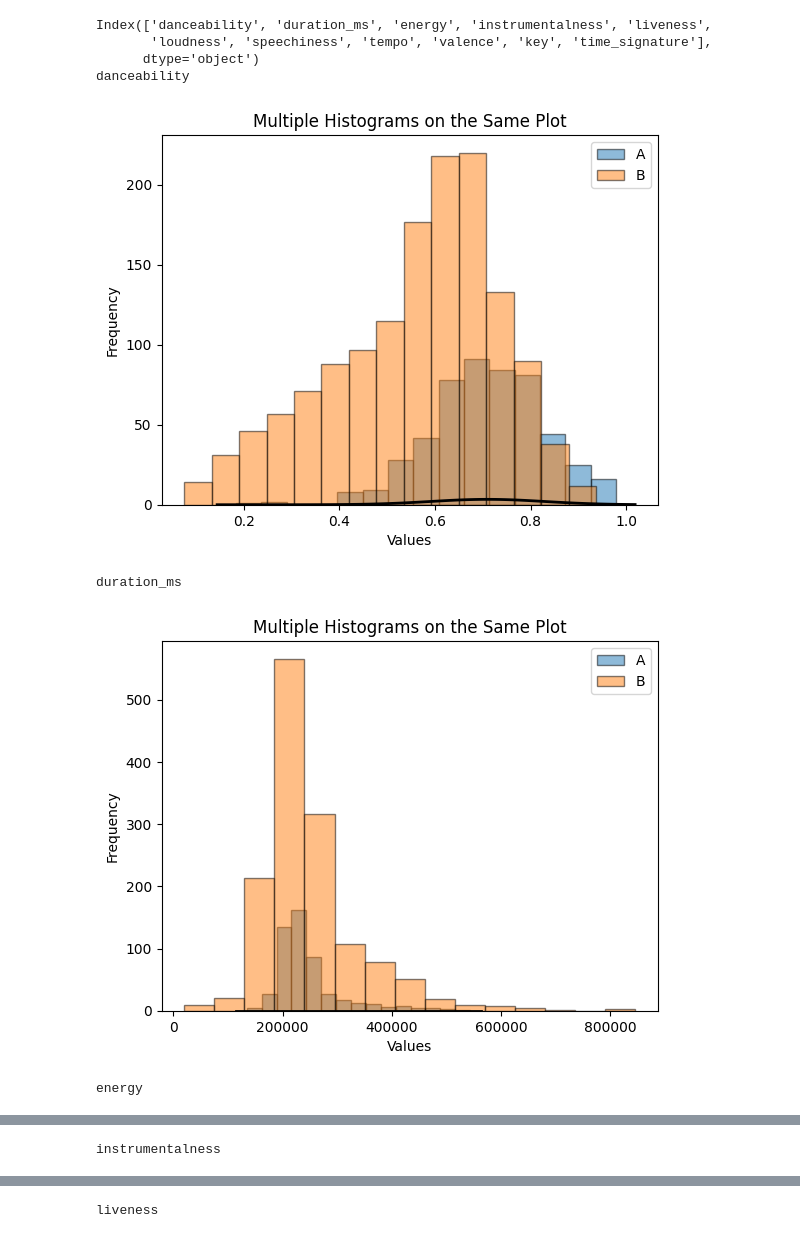
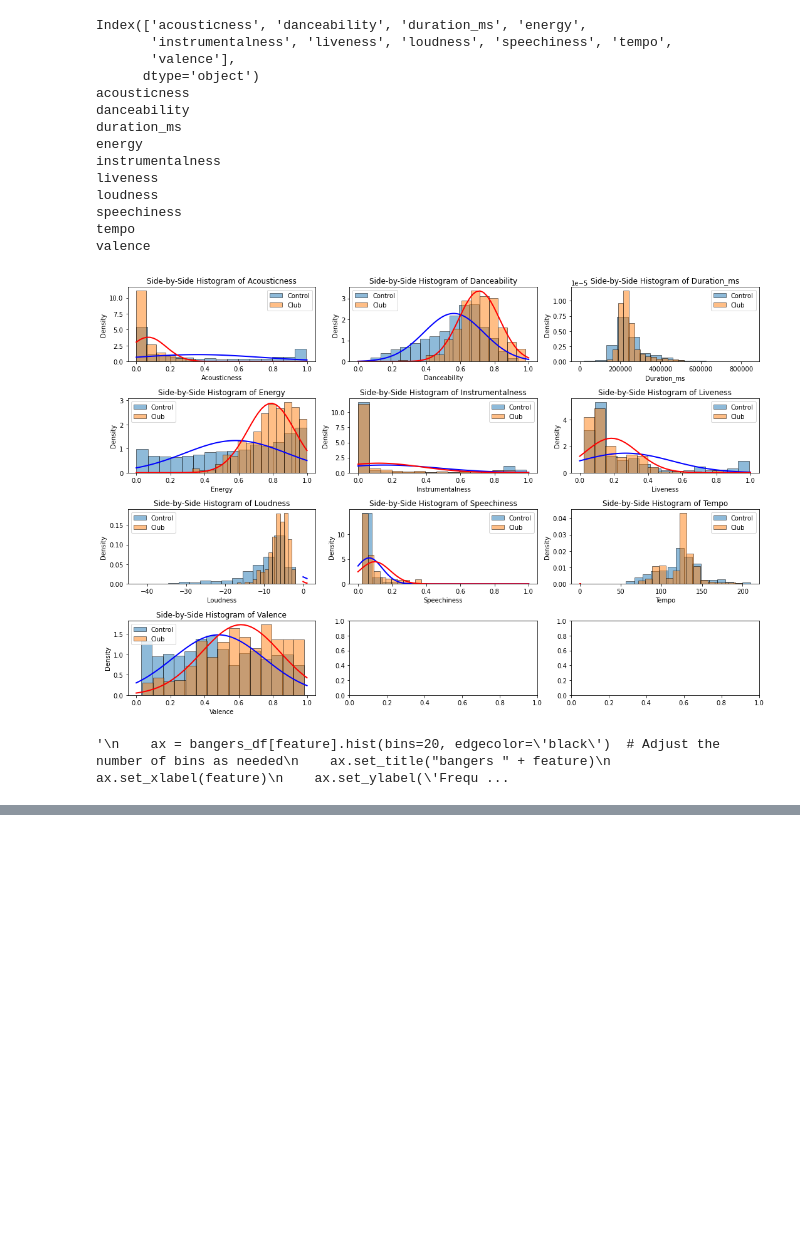
Before and after one commit to Ranabor/CDC-2023, a Jupyter notebook: graph_generator.ipynb, the cells around one changed output, grey strips where cells are left out. Cells and saved outputs as stored; diff of their text form; code cells hidden in the pictures; blank space fills up the shorter version.

Commit message:
subplots

```diff
--- a/graph_generator.ipynb
+++ b/graph_generator.ipynb
@@ -6,11 +6,13 @@ from scipy.stats import norm
 
 bangers_df = pd.read_csv("./audio_features.csv")
 non_bangers_df = pd.read_csv("./NB_audio_featers.csv")
+fig, axes = plt.subplots(nrows=4, ncols=3, figsize=(15, 10))
+axes = axes.flatten()
 
-features_list = bangers_df.iloc[:, 2:13].columns
+features_list = bangers_df.iloc[:, 1:11].columns
 print(features_list)
 
-for feature in features_list:
+for i, feature in enumerate(features_list):
     #generate graph for each category
     #values = bangers_df[feature]
     #data = {feature: values}
@@ -19,47 +21,59 @@ for feature in features_list:
     #temp_df['values'].plot.hist(bins=5, edgecolor='black')
 
     # Plot multiple histograms on the same plot
-    plt.hist(bangers_df[feature], alpha=0.5, label='A', bins=15, edgecolor='black')
+    axes[i].hist(non_bangers_df[feature], alpha=0.5, label='Control', bins=15, edgecolor='black', density=True)
+    mu, std = norm.fit(non_bangers_df[feature])
+    xmin, xmax = plt.xlim()
+    x = np.linspace(xmin, xmax, 100)
+    p = norm.pdf(x, mu, std)
+    axes[i].plot(x, p, 'k', linewidth=2, color='blue')
+    axes[i].hist(bangers_df[feature], alpha=0.5, label='Club', bins=15, edgecolor='black', density=True)
     # Fit a normal distribution to the data
     mu, std = norm.fit(bangers_df[feature])
     xmin, xmax = plt.xlim()
-    x = np.linspace(xmin, xmax, 100)
+    x = np.linspace(xmin, xmax)
     p = norm.pdf(x, mu, std)
-    plt.plot(x, p, 'k', linewidth=2)
-
-    plt.hist(non_bangers_df[feature], alpha=0.5, label='B', bins=15, edgecolor='black')
+    axes[i].plot(x, p, 'k', linewidth=2, color='red')
 
     # Set plot title and axis labels
-    plt.title('Multiple Histograms on the Same Plot')
-    plt.xlabel('Values')
-    plt.ylabel('Frequency')
+    axes[i].set_title(f'Side-by-Side Histogram of {feature.capitalize()}')
+    axes[i].set_xlabel(feature.capitalize())
+    axes[i].set_ylabel('Density')
 
     # Display legend
-    plt.legend()
+    axes[i].legend()
 
     # Display the plot
-    plt.show()
-
+plt.tight_layout()
+plt.show()
 
 
 """
     ax = bangers_df[feature].hist(bins=20, edgecolor='black')  # Adjust the number of bins as needed
     ax.set_title("bangers " + feature)
     ax.set_xlabel(feature)
     ax.set_ylabel('Frequency')
     plt.show()
     bx = non_bangers_df[feature].hist(bins=20, edgecolor='black')  # Adjust the number of bins as needed
     bx.set_title("non_bangers " + feature)
     bx.set_xlabel(feature)
     bx.set_ylabel('Percentage')
     plt.show()
     """
 # %% [output]
-Index(['danceability', 'duration_ms', 'energy', 'instrumentalness', 'liveness',
-       'loudness', 'speechiness', 'tempo', 'valence', 'key', 'time_signature'],
+Index(['acousticness', 'danceability', 'duration_ms', 'energy',
+       'instrumentalness', 'liveness', 'loudness', 'speechiness', 'tempo',
+       'valence'],
       dtype='object')
+acousticness
 danceability
+duration_ms
+energy
+instrumentalness
+liveness
+loudness
+speechiness
+tempo
+valence
-[figure, old version]
+[figure, new version]
-duration_ms
+'\n    ax = bangers_df[feature].hist(bins=20, edgecolor=\'black\')  # Adjust the number of bins as needed\n    ax.set_title("bangers " + feature)\n    ax.set_xlabel(feature)\n    ax.set_ylabel(\'Frequ ...
-[figure, removed]
-energy
@@ -67 +79,0 @@ energy
-instrumentalness
@@ -69 +79,0 @@ instrumentalness
-liveness
```
Also changed, not shown: parts of 2 cells of this notebook.
